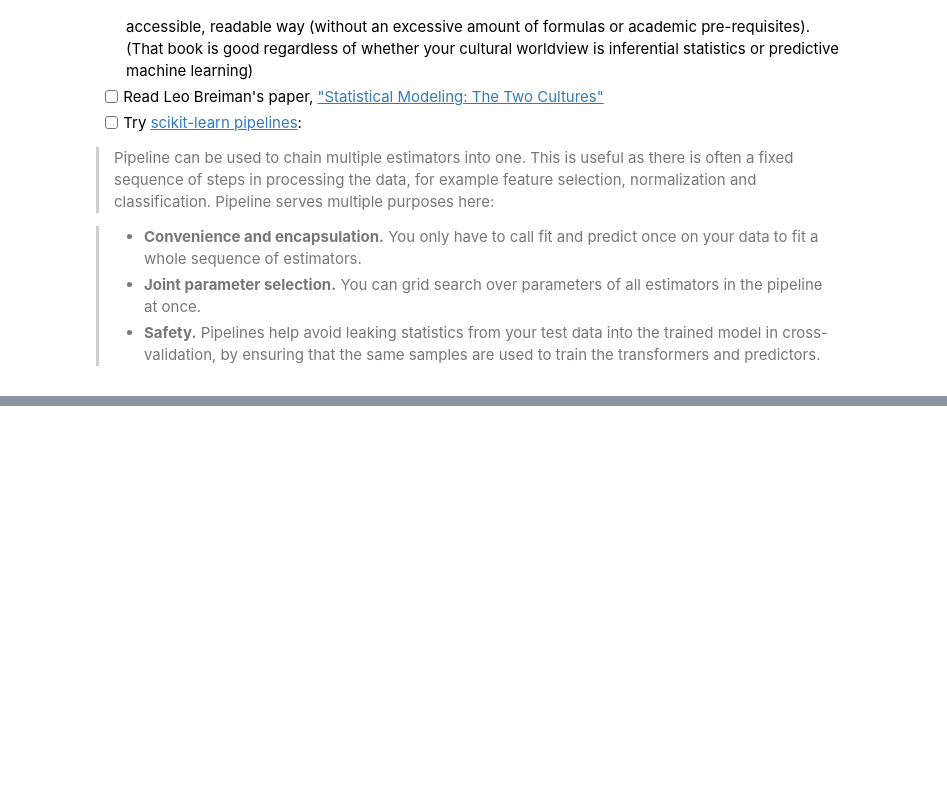
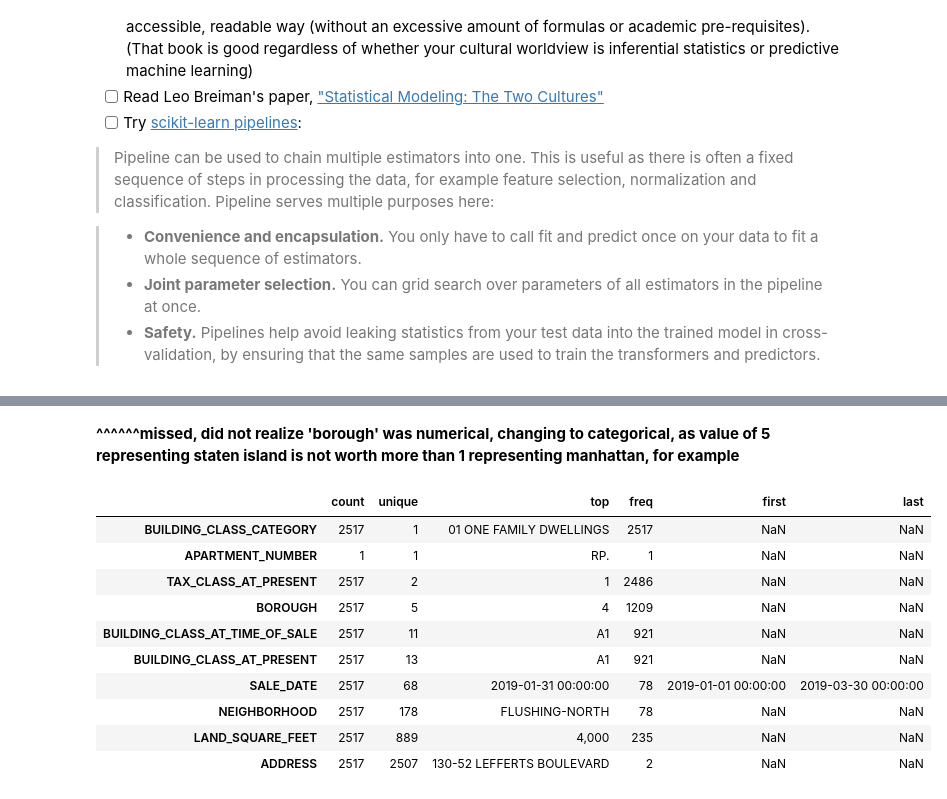
Before and after one commit to ianforrest11/DS-Unit-2-Regression-Classification, a Jupyter notebook: module3/assignment_regression_classification_3.ipynb, the cells around one changed output, grey strips where cells are left out. Saved outputs shown, nothing was run; the diff lists cells and outputs as text; code cells hidden in the pictures; blank space fills up the shorter version.

```diff
--- a/module3/assignment_regression_classification_3.ipynb
+++ b/module3/assignment_regression_classification_3.ipynb
@@ -147,0 +220,17 @@ ValueError: ignored
+# %% [markdown]
+**^^^^^^missed, did not realize 'borough' was numerical, changing to categorical, as value of 5 representing staten island is not worth more than 1 representing manhattan, for example**
+# %%
+# check cardinality of all non-numeric features as part of exploratory analysis
+train.describe(exclude='number').T.sort_values(by='unique')
+# %% [output]
+|  | count | unique | top | freq | first | last |
+| BUILDING_CLASS_CATEGORY | 2517 | 1 | 01 ONE FAMILY DWELLINGS | 2517 | NaN | NaN |
+| APARTMENT_NUMBER | 1 | 1 | RP. | 1 | NaN | NaN |
+| TAX_CLASS_AT_PRESENT | 2517 | 2 | 1 | 2486 | NaN | NaN |
+| BOROUGH | 2517 | 5 | 4 | 1209 | NaN | NaN |
+| BUILDING_CLASS_AT_TIME_OF_SALE | 2517 | 11 | A1 | 921 | NaN | NaN |
+| BUILDING_CLASS_AT_PRESENT | 2517 | 13 | A1 | 921 | NaN | NaN |
+| SALE_DATE | 2517 | 68 | 2019-01-31 00:00:00 | 78 | 2019-01-01 00:00:00 | 2019-03-30 00:00:00 |
+| NEIGHBORHOOD | 2517 | 178 | FLUSHING-NORTH | 78 | NaN | NaN |
+| LAND_SQUARE_FEET | 2517 | 889 | 4,000 | 235 | NaN | NaN |
+| ADDRESS | 2517 | 2507 | 130-52 LEFFERTS BOULEVARD | 2 | NaN | NaN |
```
Also changed, not shown: parts of 25 cells of this notebook.
